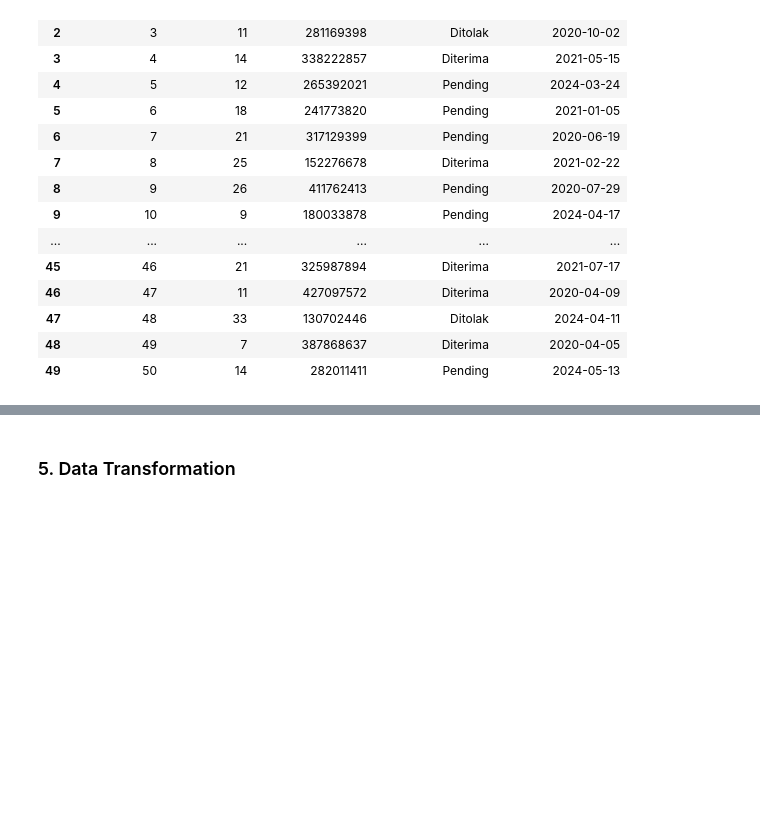
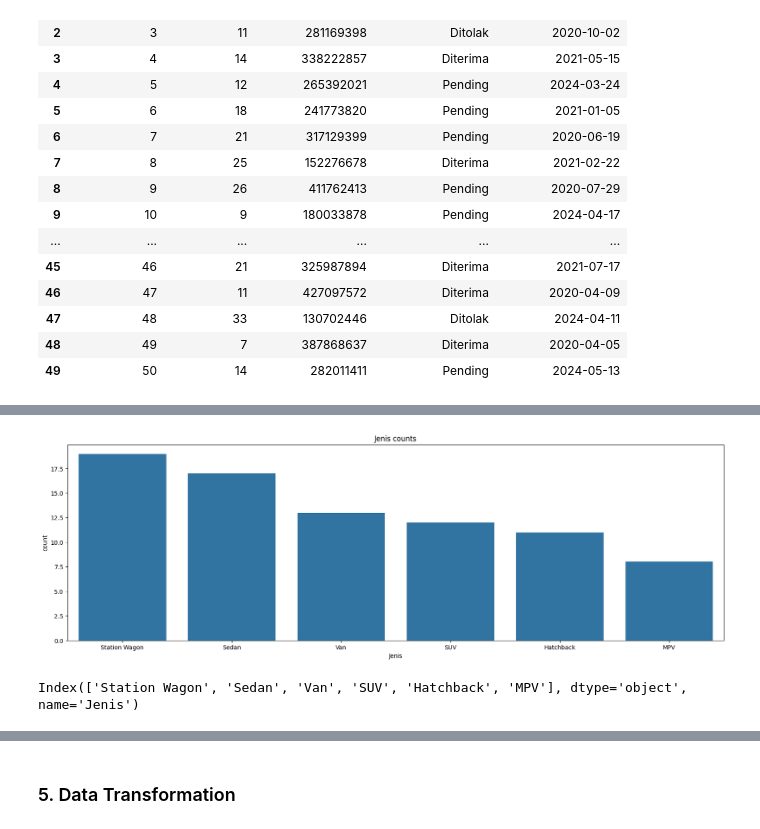
Before and after one commit to rzkybagaskara/bronze-dwh, a Jupyter notebook: notebook.ipynb, the cells around one changed output, grey strips where cells are left out. Saved outputs shown, nothing was run; the diff lists cells and outputs as text; code cells hidden in the pictures; blank space fills up the shorter version.

```diff
--- a/notebook.ipynb
+++ b/notebook.ipynb
@@ -142,0 +155,6 @@ pengguna_data
+# %%
+car_types = plot_counts(mobil_data, 'Jenis', True)
+car_types
+# %% [output]
+[figure, added]
+Index(['Station Wagon', 'Sedan', 'Van', 'SUV', 'Hatchback', 'MPV'], dtype='object', name='Jenis')
```
Also changed, not shown: parts of 18 cells of this notebook.
